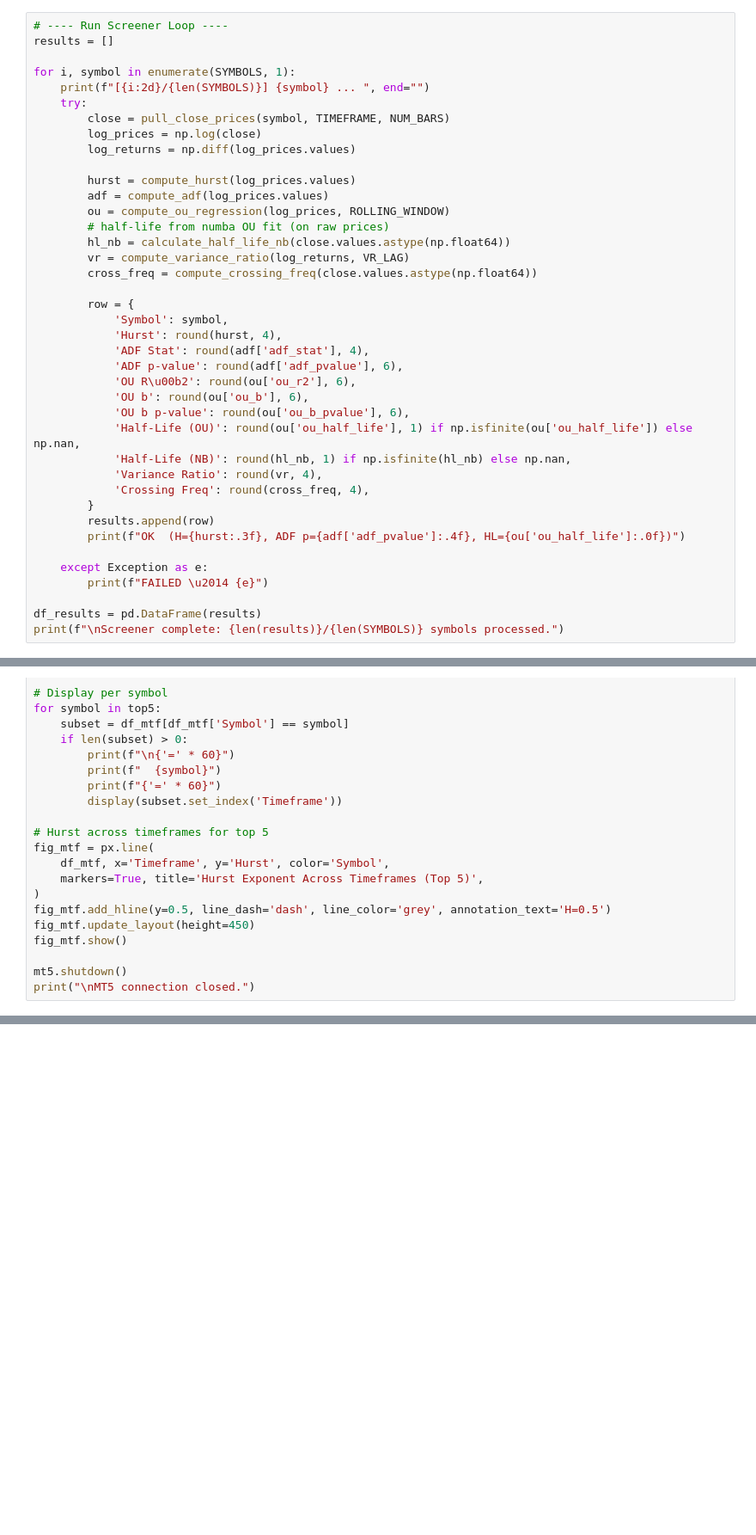
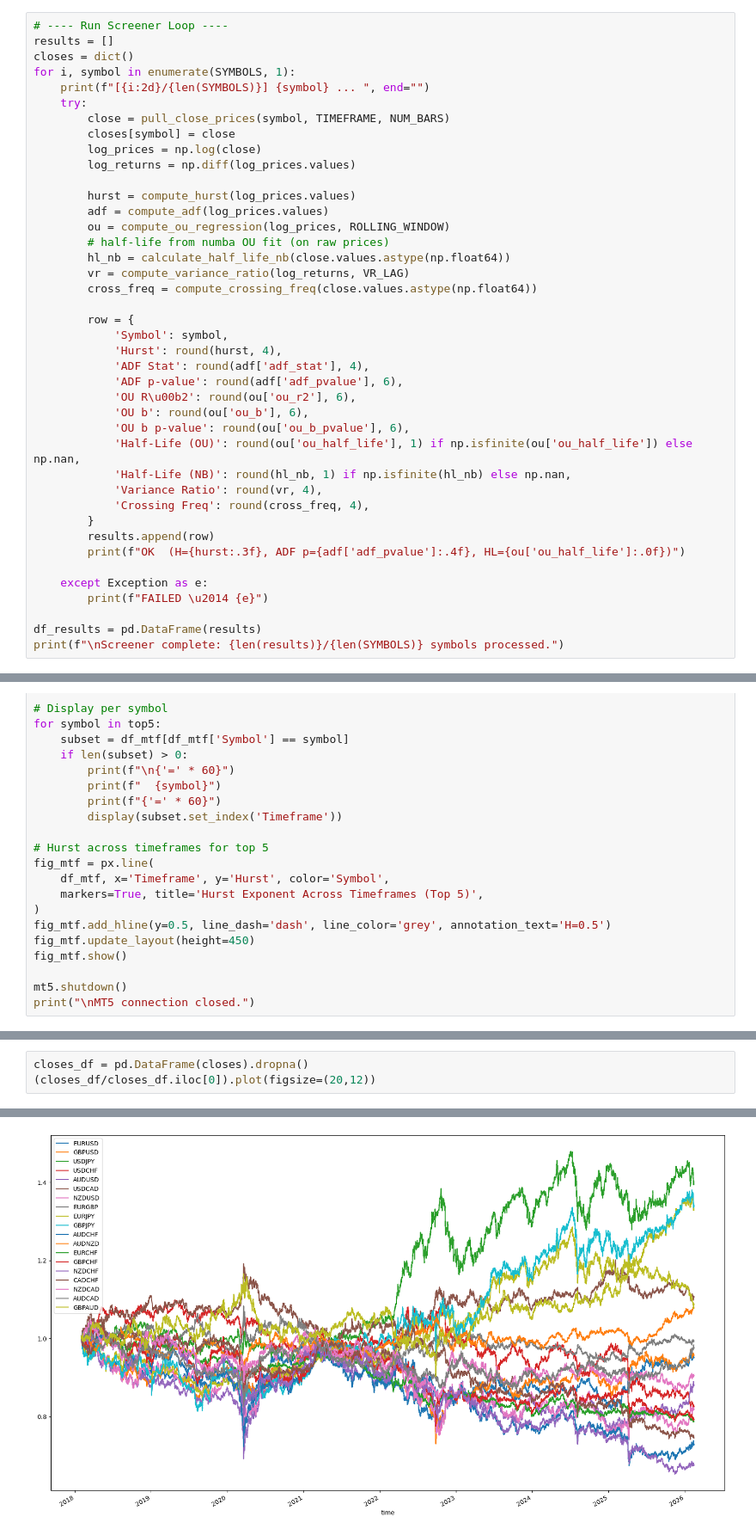
Before and after one commit to IliesElJ/metalib, a Jupyter notebook: metalib/notebooks/mean_reversion_screener.ipynb, the cells around one changed output, grey strips where cells are left out. Shown at 86% size. Saved outputs shown, nothing was run; the diff lists cells and outputs as text; blank space fills up the shorter version.

```diff
--- a/metalib/notebooks/mean_reversion_screener.ipynb
+++ b/metalib/notebooks/mean_reversion_screener.ipynb
@@ -147,11 +147,12 @@ def compute_crossing_freq(prices: np.ndarray) -> float:
 # %%
 # ---- Run Screener Loop ----
 results = []
-
+closes = dict()
 for i, symbol in enumerate(SYMBOLS, 1):
     print(f"[{i:2d}/{len(SYMBOLS)}] {symbol} ... ", end="")
     try:
         close = pull_close_prices(symbol, TIMEFRAME, NUM_BARS)
+        closes[symbol] = close
         log_prices = np.log(close)
         log_returns = np.diff(log_prices.values)
 
@@ -391,0 +413,4 @@ print("\nMT5 connection closed.")
+# %%
+closes_df = pd.DataFrame(closes).dropna()
+(closes_df/closes_df.iloc[0]).plot(figsize=(20,12))
+# %% [output]
@@ -391,0 +418 @@ print("\nMT5 connection closed.")
+[figure, added]
```
Also changed, not shown: parts of 3 cells of this notebook, 15 other files.
